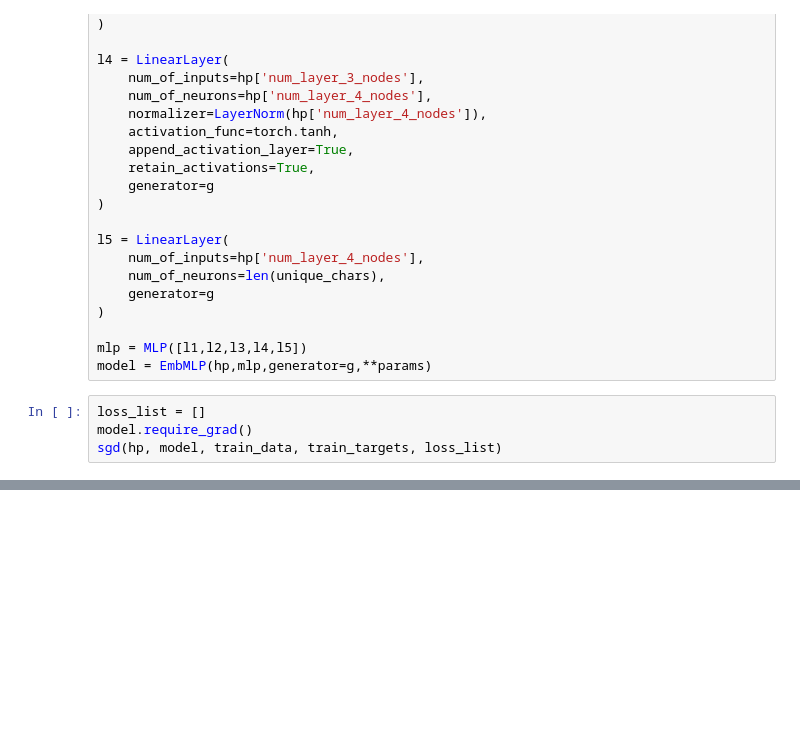
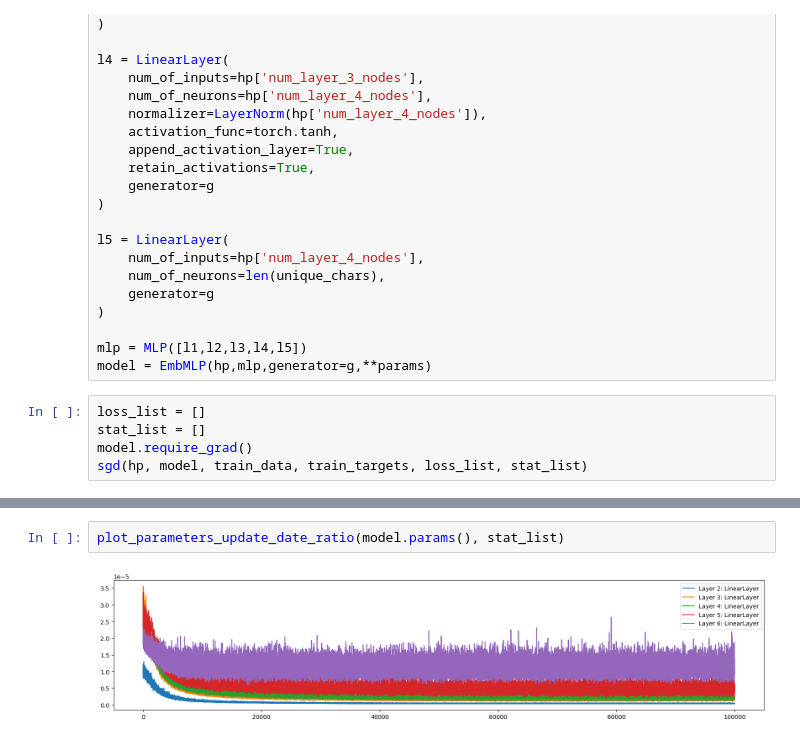
Before and after one commit to amadeovezz/nlp, a Jupyter notebook: emb_mlp/mlp_emb_teeth_nb.ipynb, the cells around one changed output, grey strips where cells are left out. Saved outputs shown, nothing was run; the diff lists cells and outputs as text; blank space fills up the shorter version.

Commit message:
changes for new diagnostic and viz: paramaters update to data ratio

```diff
--- a/emb_mlp/mlp_emb_teeth_nb.ipynb
+++ b/emb_mlp/mlp_emb_teeth_nb.ipynb
@@ -119,6 +119,7 @@ mlp = MLP([l1,l2,l3,l4,l5])
 model = EmbMLP(hp,mlp,generator=g,**params)
 # %%
 loss_list = []
+stat_list = []
 model.require_grad()
-sgd(hp, model, train_data, train_targets, loss_list)
+sgd(hp, model, train_data, train_targets, loss_list, stat_list)
 # %% [output]
@@ -173,3 +174,7 @@ layer: LinearLayer | weight   (40, 65) | mean +0.000000 | std 1.107999e-02 | gra
+# %%
+plot_parameters_update_date_ratio(model.params(), stat_list)
+# %% [output]
+[figure, added]
 # %%
 plot_2d_char_embedding(unique_chars, model.embedding)
 # %% [output]
```
Also changed, not shown: parts of 8 cells of this notebook, 5 other files.
